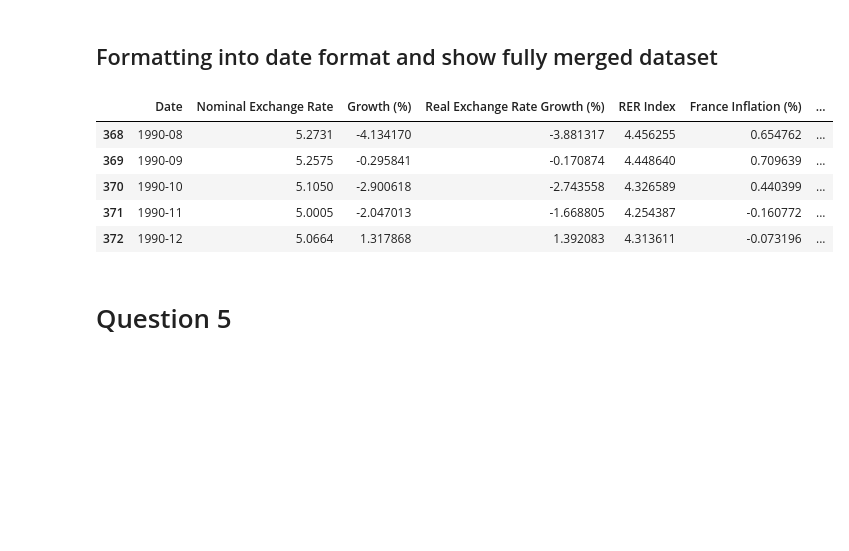
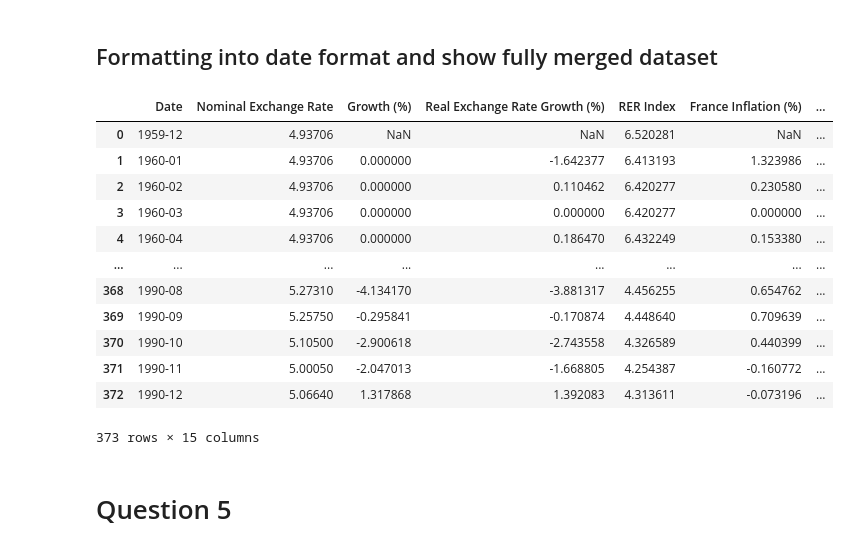
Before and after one commit to SparklyPlant/The-Grave-of-Ming, a Jupyter notebook: Code/NB1.ipynb, the cells around one changed output. Saved outputs shown, nothing was run; the diff lists cells and outputs as text; code cells hidden in the pictures; blank space fills up the shorter version.

```diff
--- a/Code/NB1.ipynb
+++ b/Code/NB1.ipynb
@@ -497,39 +509,46 @@ start_date = reference_df["Date"].min()
 for name, df in dfs.items():
     if "Month" in df.columns and "Date" not in df.columns:
         df["Date"] = pd.to_datetime(df["Month"])  # Ensure it keeps the correct timeline
     df.drop(columns=["Month"], errors="ignore", inplace=True)  # Drop 'Month' column safely
 
 # Ensure all Date columns are in the correct format
 for name, df in dfs.items():
     if "Date" in df.columns:
         df["Date"] = pd.to_datetime(df["Date"]).dt.to_period("M").astype(str)  # Convert to YYYY-MM
 
 # Merge all DataFrames on 'Date' using an outer join
 merged_df = reference_df.copy()
 for name, df in dfs.items():
     if df is not reference_df:
         merged_df = merged_df.merge(df, on="Date", how="outer")
 
 # Display merged DataFrame
-display(merged_df.tail())
+display(merged_df)
 
 # Optionally, save the merged dataset
 merged_df.to_csv("../Data/full_merged_dataset_edit.csv", index=False)
 json_file_path = "../Data/full_merged_dataset_edit.json"
 
 # Convert the DataFrame to JSON using the 'records' orient
 records_json = merged_df.to_json(orient="records")
 
 # Use the json.dumps method to format the output with indentation
 with open(json_file_path, "w") as json_file:
     json.dump(json.loads(records_json), json_file, indent=4)
 # %% [output]
 |  | Date | Nominal Exchange Rate | Growth (%) | Real Exchange Rate Growth (%) | RER Index | France Inflation (%) | ... |
-| 368 | 1990-08 | 5.2731 | -4.134170 | -3.881317 | 4.456255 | 0.654762 | ... |
-| 369 | 1990-09 | 5.2575 | -0.295841 | -0.170874 | 4.448640 | 0.709639 | ... |
-| 370 | 1990-10 | 5.1050 | -2.900618 | -2.743558 | 4.326589 | 0.440399 | ... |
-| 371 | 1990-11 | 5.0005 | -2.047013 | -1.668805 | 4.254387 | -0.160772 | ... |
-| 372 | 1990-12 | 5.0664 | 1.317868 | 1.392083 | 4.313611 | -0.073196 | ... |
+| 0 | 1959-12 | 4.93706 | NaN | NaN | 6.520281 | NaN | ... |
+| 1 | 1960-01 | 4.93706 | 0.000000 | -1.642377 | 6.413193 | 1.323986 | ... |
+| 2 | 1960-02 | 4.93706 | 0.000000 | 0.110462 | 6.420277 | 0.230580 | ... |
+| 3 | 1960-03 | 4.93706 | 0.000000 | 0.000000 | 6.420277 | 0.000000 | ... |
+| 4 | 1960-04 | 4.93706 | 0.000000 | 0.186470 | 6.432249 | 0.153380 | ... |
+| ... | ... | ... | ... | ... | ... | ... | ... |
+| 368 | 1990-08 | 5.27310 | -4.134170 | -3.881317 | 4.456255 | 0.654762 | ... |
+| 369 | 1990-09 | 5.25750 | -0.295841 | -0.170874 | 4.448640 | 0.709639 | ... |
+| 370 | 1990-10 | 5.10500 | -2.900618 | -2.743558 | 4.326589 | 0.440399 | ... |
+| 371 | 1990-11 | 5.00050 | -2.047013 | -1.668805 | 4.254387 | -0.160772 | ... |
+| 372 | 1990-12 | 5.06640 | 1.317868 | 1.392083 | 4.313611 | -0.073196 | ... |
+373 rows × 15 columns
 # %% [markdown]
 # Question 5
 # %% [markdown]
```
Also changed, not shown: parts of 34 cells of this notebook.
